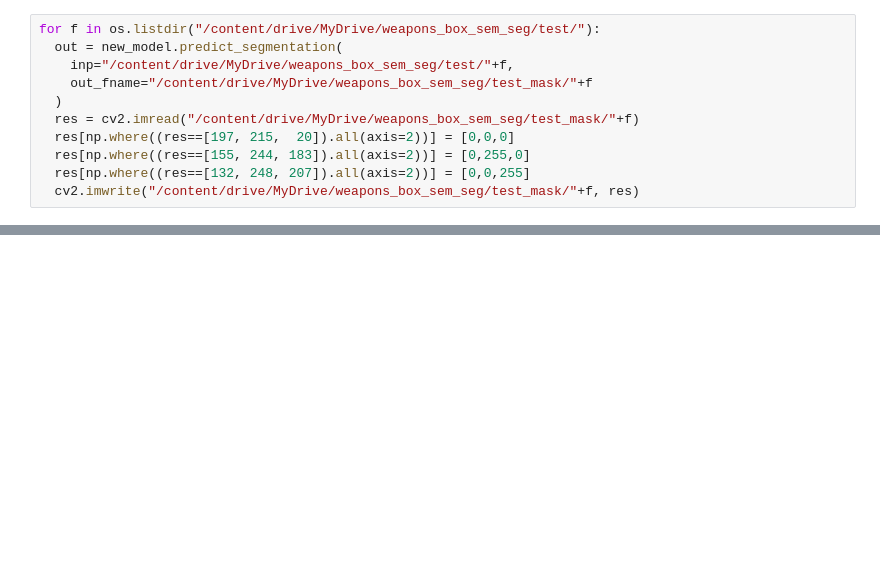
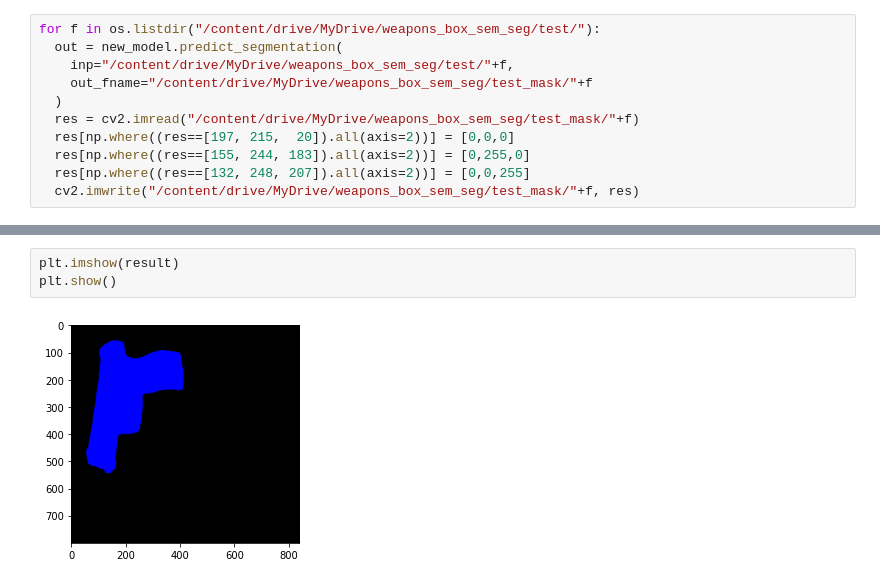
Before and after one commit to Ritaprava95/Weapon_Segmentaion, a Jupyter notebook: WeaponSegmentation.ipynb, the cells around one changed output, grey strips where cells are left out. Drawn from its saved outputs; the diff is of its cells as text; blank space fills up the shorter version.

```diff
--- a/WeaponSegmentation.ipynb
+++ b/WeaponSegmentation.ipynb
@@ -202,0 +201,5 @@ print(img[np.where((img!=[0, 0, 0]).all(axis=2))])
+# %%
+plt.imshow(result)
+plt.show()
+# %% [output]
+[figure, added]
```
Also changed, not shown: parts of 3 cells of this notebook.
